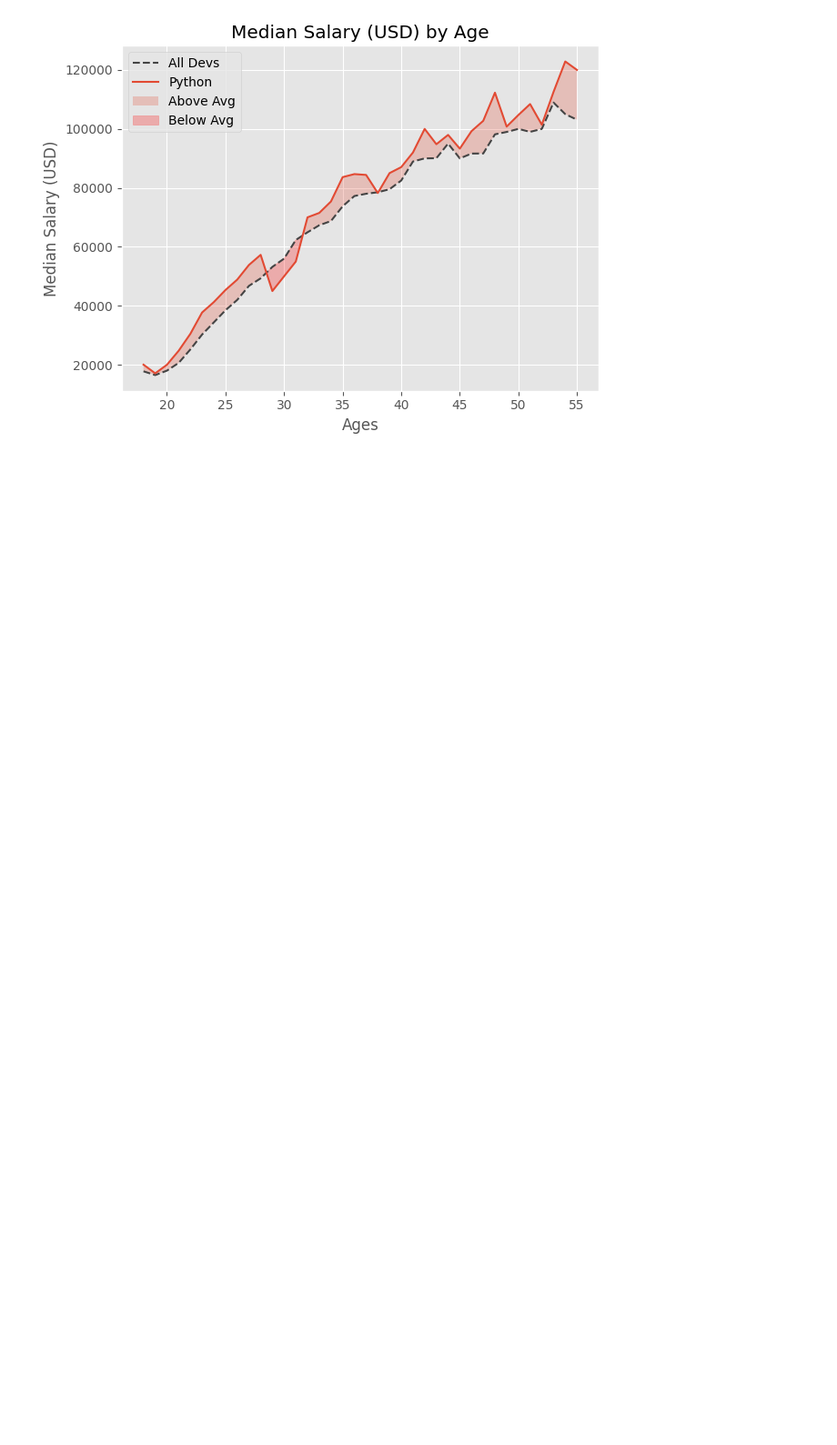
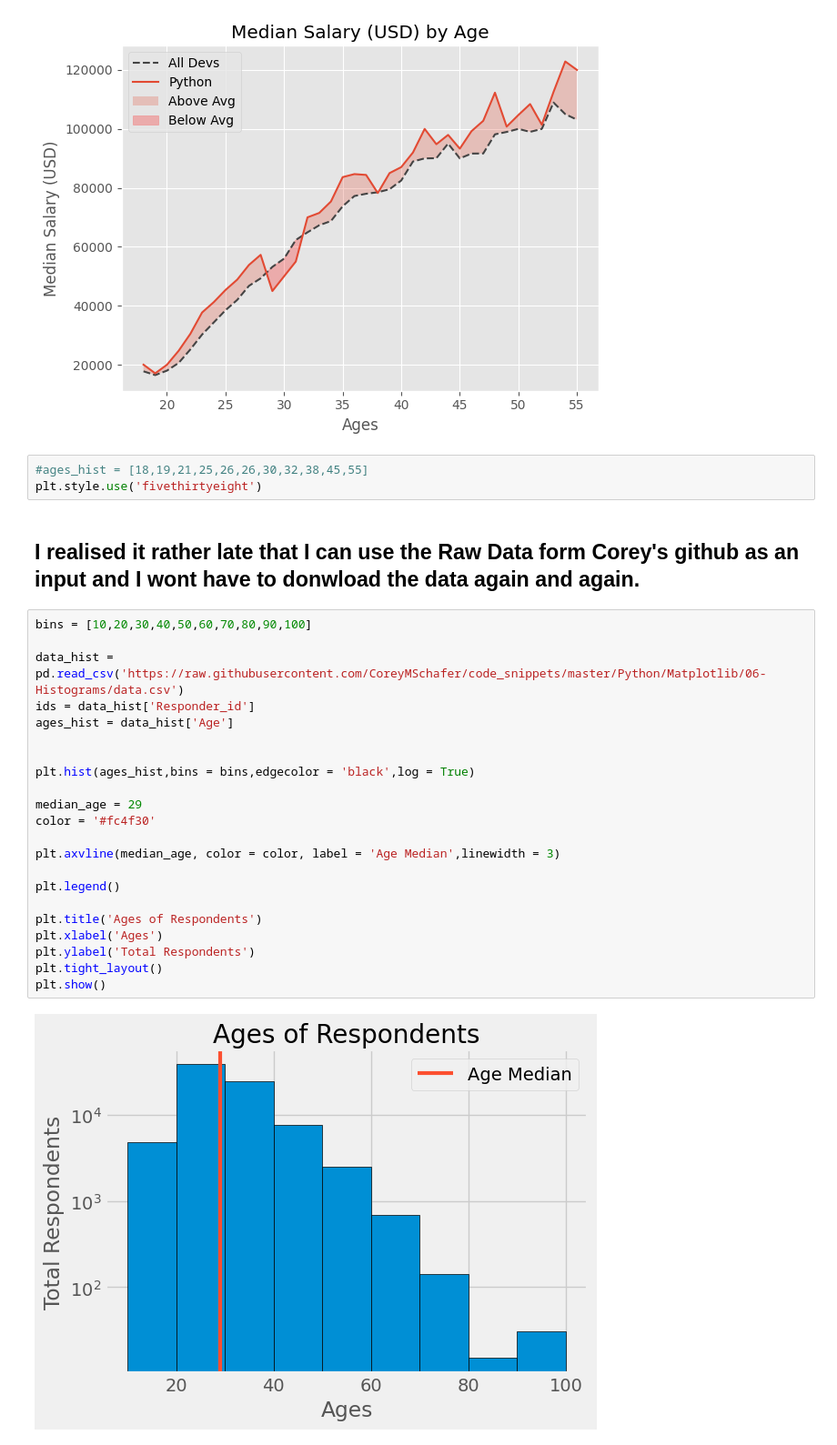
Before and after one commit to my-growth-diary/Corey-Schafer-Matplotlib-YT-Course, a Jupyter notebook: Practice Script - MatPlotLib.ipynb, the cells around one changed output. Shown: that part at 91% size. Drawn from its saved outputs; the diff is of its cells as text; blank space fills up the shorter version.

```diff
--- a/Practice Script - MatPlotLib.ipynb
+++ b/Practice Script - MatPlotLib.ipynb
@@ -249,3 +263,32 @@ plt.tight_layout()
 plt.show()
 # %% [output]
 [figure]
+# %%
+#ages_hist = [18,19,21,25,26,26,30,32,38,45,55]
+plt.style.use('fivethirtyeight')
+# %% [markdown]
+## I realised it rather late that I can use the Raw Data form Corey's github as an input and I wont have to donwload the data again and again.
+# %%
+bins = [10,20,30,40,50,60,70,80,90,100]
+
+data_hist = pd.read_csv('https://raw.githubusercontent.com/CoreyMSchafer/code_snippets/master/Python/Matplotlib/06-Histograms/data.csv')
+ids = data_hist['Responder_id']
+ages_hist = data_hist['Age']
+
+
+plt.hist(ages_hist,bins = bins,edgecolor = 'black',log = True)
+
+median_age = 29
+color = '#fc4f30'
+
+plt.axvline(median_age, color = color, label = 'Age Median',linewidth = 3)
+
+plt.legend()
+
+plt.title('Ages of Respondents')
+plt.xlabel('Ages')
+plt.ylabel('Total Respondents')
+plt.tight_layout()
+plt.show()
+# %% [output]
+[figure, added]
```
Also changed, not shown: parts of 16 cells of this notebook, 3 other files.
